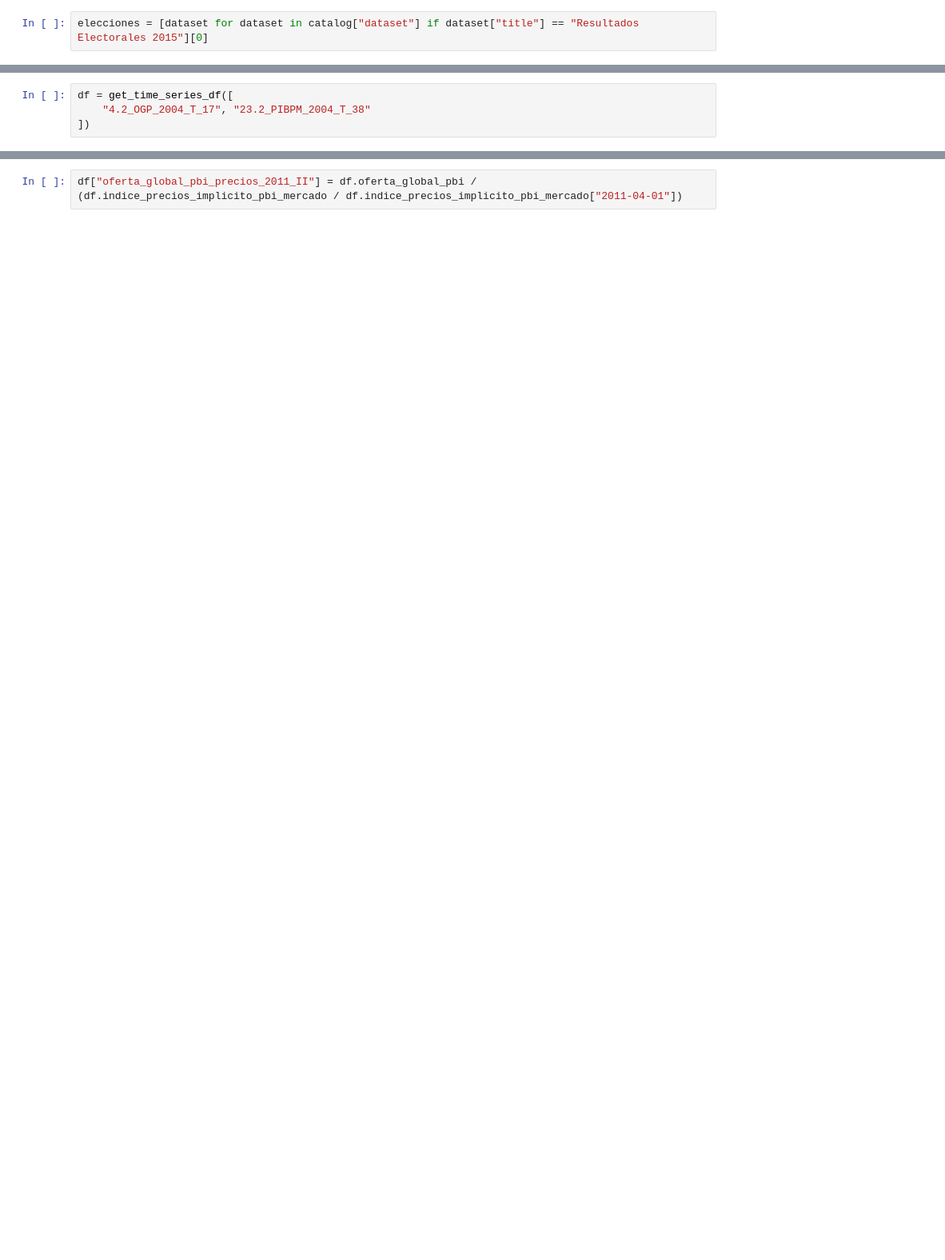
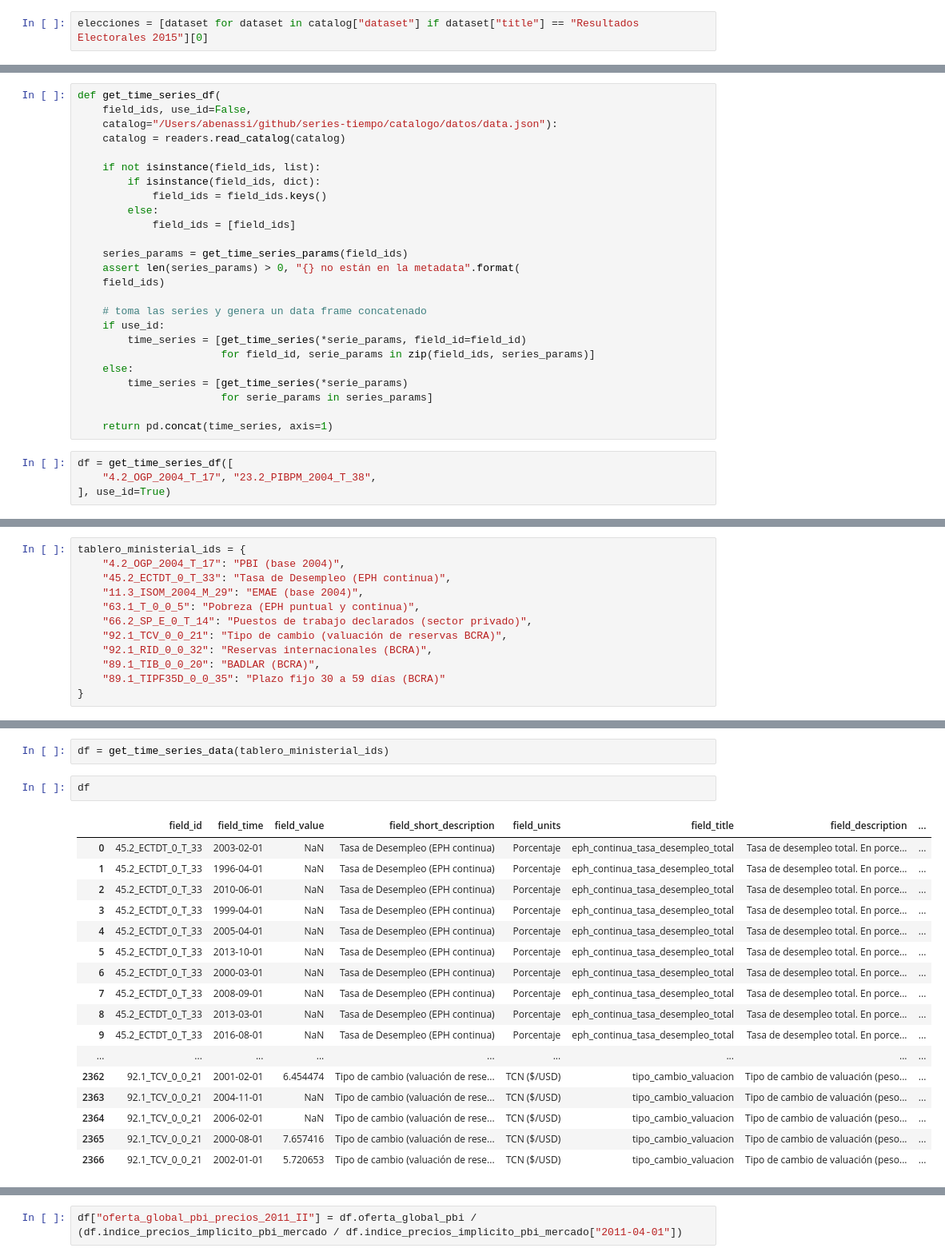
Before and after one commit to datosgobar/series-tiempo-ar-scraping, a Jupyter notebook: catalogo/codigo/etl_sspm.ipynb, the cells around one changed output, grey strips where cells are left out. Shown: that part at 80% size. Saved outputs shown, nothing was run; the diff lists cells and outputs as text; blank space fills up the shorter version.

Commit message:
Agrego capacidad de generar dumps y series (en modo prototipo en el notebook todavía). Corrijo creación de urls dejando de usar "Parametros ETL".

```diff
--- a/catalogo/codigo/etl_sspm.ipynb
+++ b/catalogo/codigo/etl_sspm.ipynb
@@ -334,4 +351,29 @@ def get_time_series_df(
+# %%
+def get_time_series_df(
+    field_ids, use_id=False,
+    catalog="/Users/abenassi/github/series-tiempo/catalogo/datos/data.json"):
+    catalog = readers.read_catalog(catalog)
+
+    if not isinstance(field_ids, list):
+        if isinstance(field_ids, dict):
+            field_ids = field_ids.keys()
+        else:
+            field_ids = [field_ids]
+
+    series_params = get_time_series_params(field_ids)
+    assert len(series_params) > 0, "{} no están en la metadata".format(
+    field_ids)
+
+    # toma las series y genera un data frame concatenado
+    if use_id:
+        time_series = [get_time_series(*serie_params, field_id=field_id)
+                       for field_id, serie_params in zip(field_ids, series_params)]
+    else:
+        time_series = [get_time_series(*serie_params)
+                       for serie_params in series_params]
+
+    return pd.concat(time_series, axis=1)
 # %%
 df = get_time_series_df([
-    "4.2_OGP_2004_T_17", "23.2_PIBPM_2004_T_38"
-])
+    "4.2_OGP_2004_T_17", "23.2_PIBPM_2004_T_38",
+], use_id=True)
@@ -337,0 +433,12 @@ df = get_time_series_df([
+# %%
+tablero_ministerial_ids = {
+    "4.2_OGP_2004_T_17": "PBI (base 2004)",
+    "45.2_ECTDT_0_T_33": "Tasa de Desempleo (EPH continua)",
+    "11.3_ISOM_2004_M_29": "EMAE (base 2004)",
+    "63.1_T_0_0_5": "Pobreza (EPH puntual y continua)",
+    "66.2_SP_E_0_T_14": "Puestos de trabajo declarados (sector privado)",
+    "92.1_TCV_0_0_21": "Tipo de cambio (valuación de reservas BCRA)",
+    "92.1_RID_0_0_32": "Reservas internacionales (BCRA)",
+    "89.1_TIB_0_0_20": "BADLAR (BCRA)",
+    "89.1_TIPF35D_0_0_35": "Plazo fijo 30 a 59 días (BCRA)"
+}
@@ -337,0 +448,22 @@ df = get_time_series_df([
+# %%
+df = get_time_series_data(tablero_ministerial_ids)
+# %%
+df
+# %% [output]
+|  | field_id | field_time | field_value | field_short_description | field_units | field_title | field_description | ... |
+| 0 | 45.2_ECTDT_0_T_33 | 2003-02-01 | NaN | Tasa de Desempleo (EPH continua) | Porcentaje | eph_continua_tasa_desempleo_total | Tasa de desempleo total. En porce... | ... |
+| 1 | 45.2_ECTDT_0_T_33 | 1996-04-01 | NaN | Tasa de Desempleo (EPH continua) | Porcentaje | eph_continua_tasa_desempleo_total | Tasa de desempleo total. En porce... | ... |
+| 2 | 45.2_ECTDT_0_T_33 | 2010-06-01 | NaN | Tasa de Desempleo (EPH continua) | Porcentaje | eph_continua_tasa_desempleo_total | Tasa de desempleo total. En porce... | ... |
+| 3 | 45.2_ECTDT_0_T_33 | 1999-04-01 | NaN | Tasa de Desempleo (EPH continua) | Porcentaje | eph_continua_tasa_desempleo_total | Tasa de desempleo total. En porce... | ... |
+| 4 | 45.2_ECTDT_0_T_33 | 2005-04-01 | NaN | Tasa de Desempleo (EPH continua) | Porcentaje | eph_continua_tasa_desempleo_total | Tasa de desempleo total. En porce... | ... |
+| 5 | 45.2_ECTDT_0_T_33 | 2013-10-01 | NaN | Tasa de Desempleo (EPH continua) | Porcentaje | eph_continua_tasa_desempleo_total | Tasa de desempleo total. En porce... | ... |
+| 6 | 45.2_ECTDT_0_T_33 | 2000-03-01 | NaN | Tasa de Desempleo (EPH continua) | Porcentaje | eph_continua_tasa_desempleo_total | Tasa de desempleo total. En porce... | ... |
+| 7 | 45.2_ECTDT_0_T_33 | 2008-09-01 | NaN | Tasa de Desempleo (EPH continua) | Porcentaje | eph_continua_tasa_desempleo_total | Tasa de desempleo total. En porce... | ... |
+| 8 | 45.2_ECTDT_0_T_33 | 2013-03-01 | NaN | Tasa de Desempleo (EPH continua) | Porcentaje | eph_continua_tasa_desempleo_total | Tasa de desempleo total. En porce... | ... |
+| 9 | 45.2_ECTDT_0_T_33 | 2016-08-01 | NaN | Tasa de Desempleo (EPH continua) | Porcentaje | eph_continua_tasa_desempleo_total | Tasa de desempleo total. En porce... | ... |
+| ... | ... | ... | ... | ... | ... | ... | ... | ... |
+| 2362 | 92.1_TCV_0_0_21 | 2001-02-01 | 6.454474 | Tipo de cambio (valuación de rese... | TCN ($/USD) | tipo_cambio_valuacion | Tipo de cambio de valuación (peso... | ... |
+| 2363 | 92.1_TCV_0_0_21 | 2004-11-01 | NaN | Tipo de cambio (valuación de rese... | TCN ($/USD) | tipo_cambio_valuacion | Tipo de cambio de valuación (peso... | ... |
+| 2364 | 92.1_TCV_0_0_21 | 2006-02-01 | NaN | Tipo de cambio (valuación de rese... | TCN ($/USD) | tipo_cambio_valuacion | Tipo de cambio de valuación (peso... | ... |
+| 2365 | 92.1_TCV_0_0_21 | 2000-08-01 | 7.657416 | Tipo de cambio (valuación de rese... | TCN ($/USD) | tipo_cambio_valuacion | Tipo de cambio de valuación (peso... | ... |
+| 2366 | 92.1_TCV_0_0_21 | 2002-01-01 | 5.720653 | Tipo de cambio (valuación de rese... | TCN ($/USD) | tipo_cambio_valuacion | Tipo de cambio de valuación (peso... | ... |
```
Also changed, not shown: parts of 36 cells of this notebook, 3 other files.
